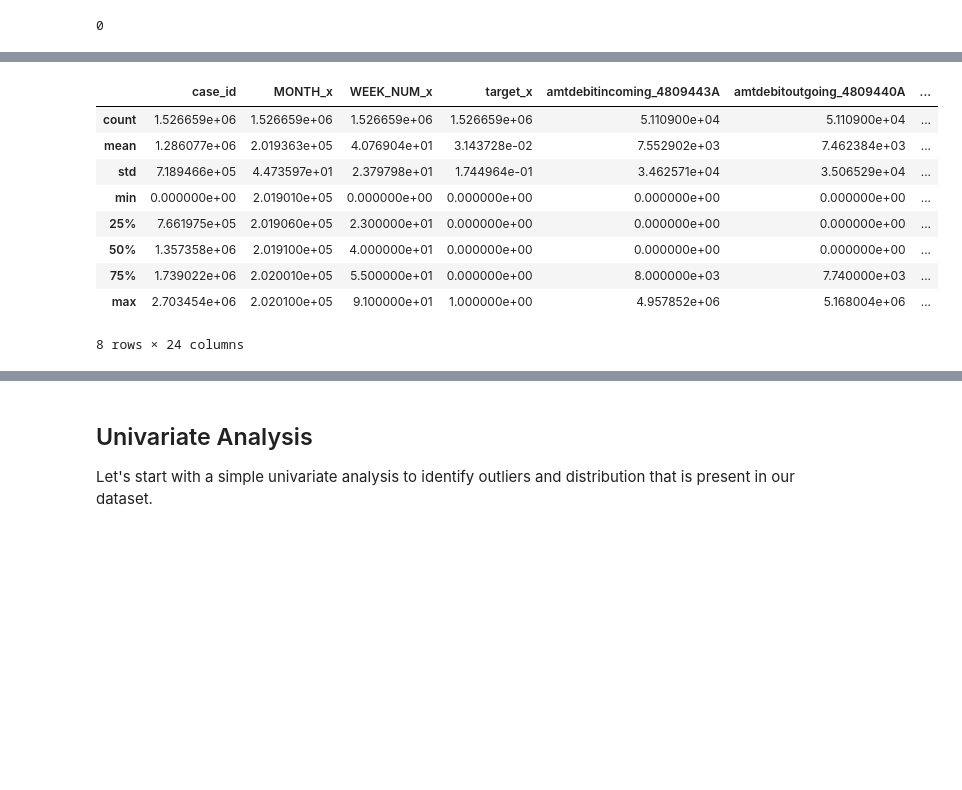
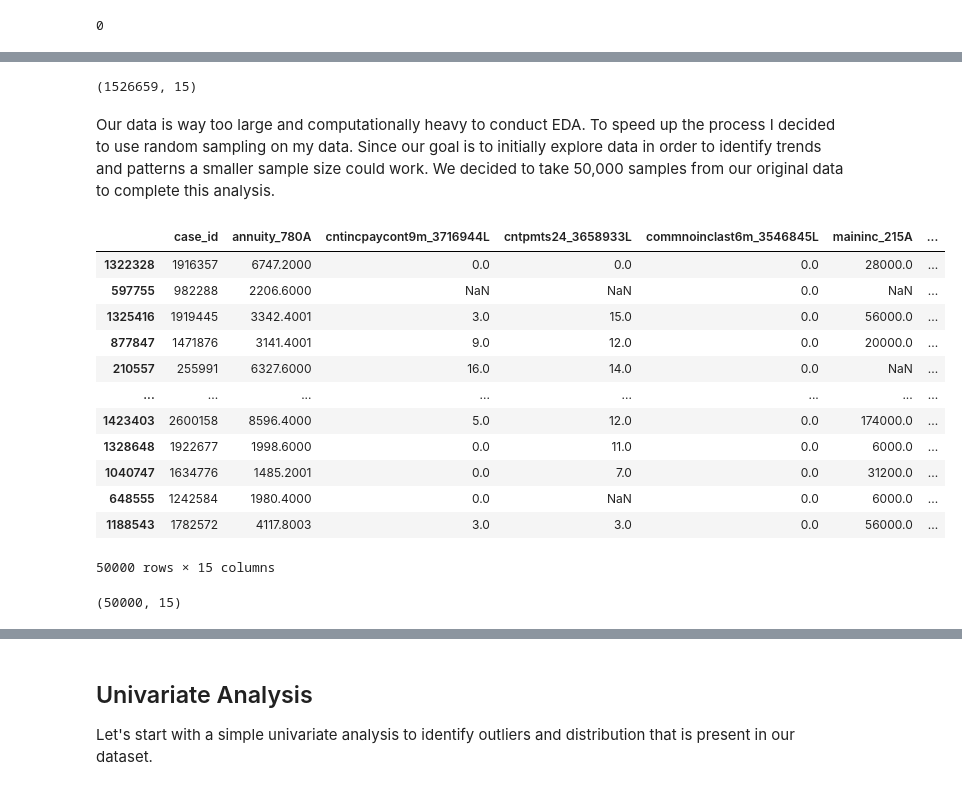
Before and after one commit to JacobTheCoder87/credit-risk-model-stability, a Jupyter notebook: code/01 EDA.ipynb, the cells around one changed output, grey strips where cells are left out. Cells and saved outputs as stored; diff of their text form; code cells hidden in the pictures; blank space fills up the shorter version.

```diff
--- a/code/01 EDA.ipynb
+++ b/code/01 EDA.ipynb
@@ -126,13 +150,4 @@ new_df['avgdbddpdlast24m_3658932P'].isna().sum()
 # %%
-new_df.describe()
+new_df.shape
 # %% [output]
-|  | case_id | MONTH_x | WEEK_NUM_x | target_x | amtdebitincoming_4809443A | amtdebitoutgoing_4809440A | ... |
-| count | 1.526659e+06 | 1.526659e+06 | 1.526659e+06 | 1.526659e+06 | 5.110900e+04 | 5.110900e+04 | ... |
-| mean | 1.286077e+06 | 2.019363e+05 | 4.076904e+01 | 3.143728e-02 | 7.552902e+03 | 7.462384e+03 | ... |
-| std | 7.189466e+05 | 4.473597e+01 | 2.379798e+01 | 1.744964e-01 | 3.462571e+04 | 3.506529e+04 | ... |
-| min | 0.000000e+00 | 2.019010e+05 | 0.000000e+00 | 0.000000e+00 | 0.000000e+00 | 0.000000e+00 | ... |
-| 25% | 7.661975e+05 | 2.019060e+05 | 2.300000e+01 | 0.000000e+00 | 0.000000e+00 | 0.000000e+00 | ... |
-| 50% | 1.357358e+06 | 2.019100e+05 | 4.000000e+01 | 0.000000e+00 | 0.000000e+00 | 0.000000e+00 | ... |
-| 75% | 1.739022e+06 | 2.020010e+05 | 5.500000e+01 | 0.000000e+00 | 8.000000e+03 | 7.740000e+03 | ... |
-| max | 2.703454e+06 | 2.020100e+05 | 9.100000e+01 | 1.000000e+00 | 4.957852e+06 | 5.168004e+06 | ... |
-8 rows × 24 columns
+(1526659, 15)
@@ -143,0 +154,4 @@ sampled_df = df.sample(n=50000, random_state=42)
+# %% [markdown]
+Our data is way too large and computationally heavy to conduct EDA. To speed up the process I decided to use random sampling on my data.
+Since our goal is to initially explore data in order to identify trends and patterns a smaller sample size could work.
+We decided to take 50,000 samples from our original data to complete this analysis.
@@ -143,0 +160,20 @@ sampled_df = df.sample(n=50000, random_state=42)
+# %%
+sampled_df
+# %% [output]
+|  | case_id | annuity_780A | cntincpaycont9m_3716944L | cntpmts24_3658933L | commnoinclast6m_3546845L | maininc_215A | ... |
+| 1322328 | 1916357 | 6747.2000 | 0.0 | 0.0 | 0.0 | 28000.0 | ... |
+| 597755 | 982288 | 2206.6000 | NaN | NaN | 0.0 | NaN | ... |
+| 1325416 | 1919445 | 3342.4001 | 3.0 | 15.0 | 0.0 | 56000.0 | ... |
+| 877847 | 1471876 | 3141.4001 | 9.0 | 12.0 | 0.0 | 20000.0 | ... |
+| 210557 | 255991 | 6327.6000 | 16.0 | 14.0 | 0.0 | NaN | ... |
+| ... | ... | ... | ... | ... | ... | ... | ... |
+| 1423403 | 2600158 | 8596.4000 | 5.0 | 12.0 | 0.0 | 174000.0 | ... |
+| 1328648 | 1922677 | 1998.6000 | 0.0 | 11.0 | 0.0 | 6000.0 | ... |
+| 1040747 | 1634776 | 1485.2001 | 0.0 | 7.0 | 0.0 | 31200.0 | ... |
+| 648555 | 1242584 | 1980.4000 | 0.0 | NaN | 0.0 | 6000.0 | ... |
+| 1188543 | 1782572 | 4117.8003 | 3.0 | 3.0 | 0.0 | 56000.0 | ... |
+50000 rows × 15 columns
+# %%
+sampled_df.shape
+# %% [output]
+(50000, 15)
```
Also changed, not shown: parts of 21 cells of this notebook.
